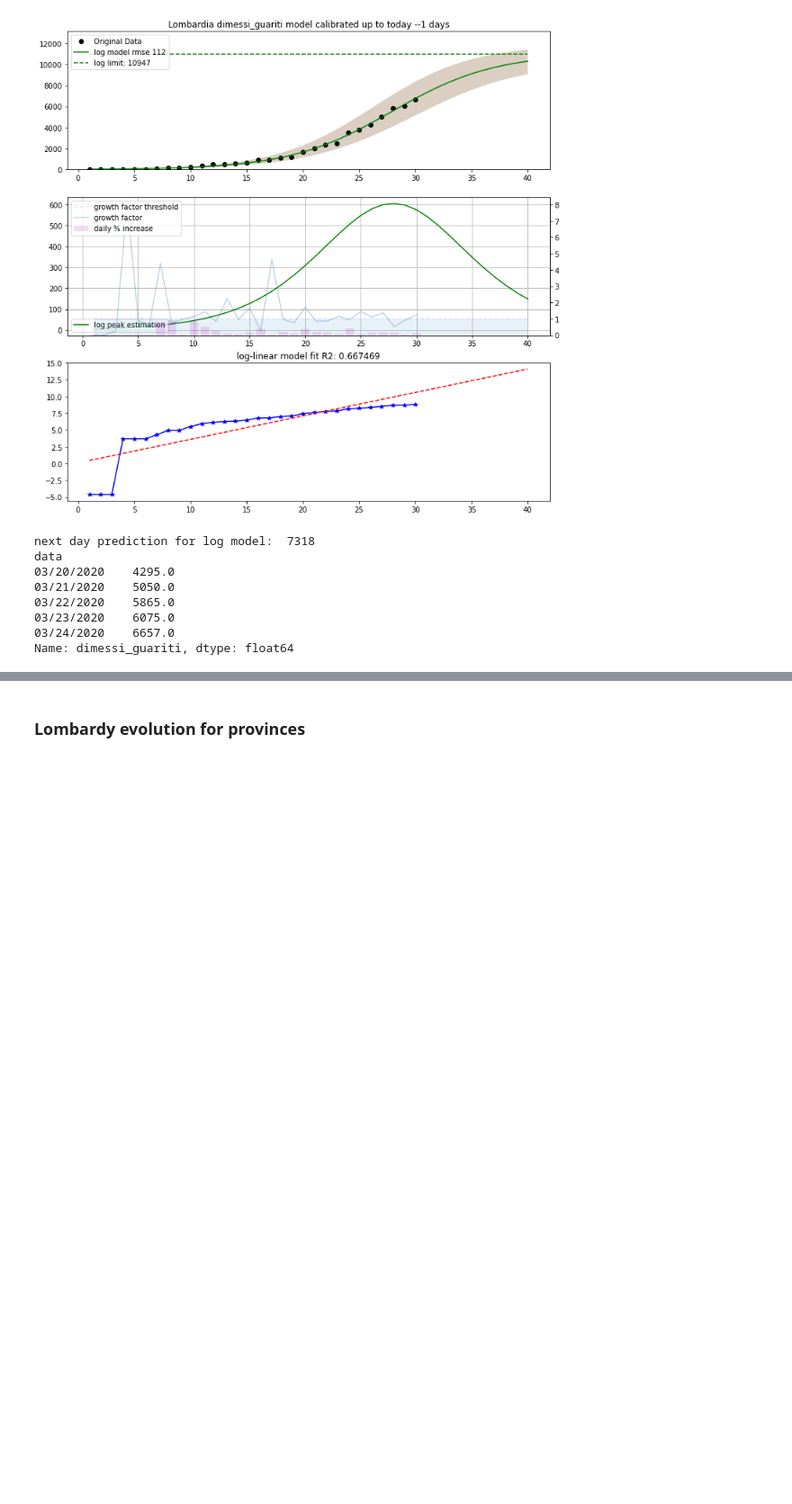
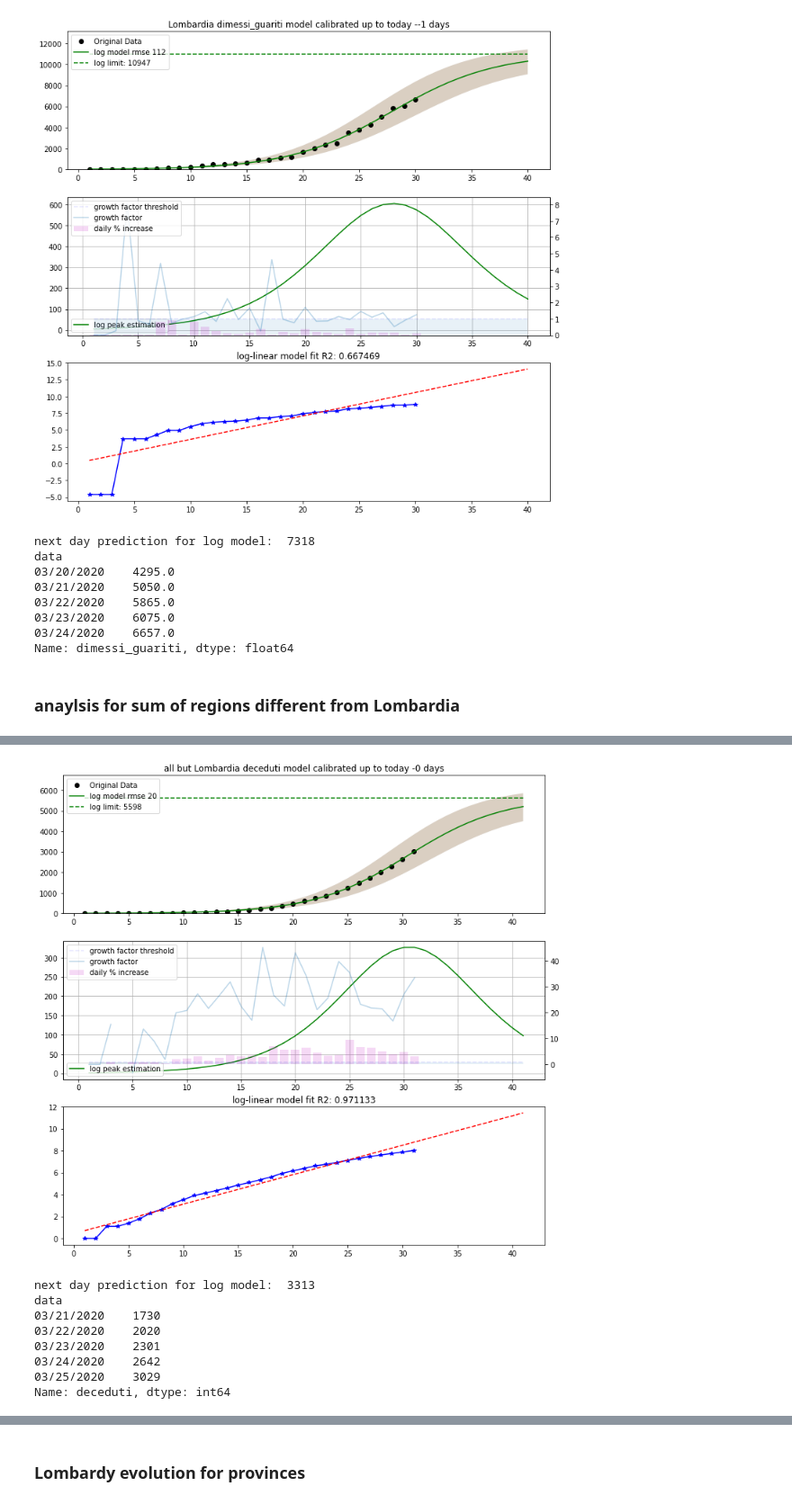
Before and after one commit to mspadaccino/COVID-19, a Jupyter notebook: notebooks/COVID_daily_report_Italy_World.ipynb, the cells around one changed output, grey strips where cells are left out. Shown at 90% size. Drawn from its saved outputs; the diff is of its cells as text; code cells hidden in the pictures; blank space fills up the shorter version.

```diff
--- a/notebooks/COVID_daily_report_Italy_World.ipynb
+++ b/notebooks/COVID_daily_report_Italy_World.ipynb
@@ -317,3 +321,15 @@ data
 03/23/2020    6075.0
 03/24/2020    6657.0
 Name: dimessi_guariti, dtype: float64
+# %% [markdown]
+### anaylsis for sum of regions different from Lombardia
+# %%
+df_naz_no_lombardia = pd.DataFrame()
+for item in df_reg:
+    if item != 'Lombardia':
+        df_naz_no_lombardia = pd.concat([df_naz_no_lombardia, df_reg[item]])
+df_naz_no_lombardia = df_naz_no_lombardia.reset_index().groupby('data').sum()
+# %%
+tools.plot_model(df_naz_no_lombardia, 'deceduti', backward_fit=0, stdev=2, forward_look=10, plotlimit=True,
+                 show_pol=False, show_exp=False, label='all but Lombardia')
+# %% [output]
@@ -319,0 +337,9 @@ Name: dimessi_guariti, dtype: float64
+[figure, added]
+next day prediction for log model:  3313
+data
+03/21/2020    1730
+03/22/2020    2020
+03/23/2020    2301
+03/24/2020    2642
+03/25/2020    3029
+Name: deceduti, dtype: int64
```
Also changed, not shown: parts of 34 cells of this notebook, 5 other files.
